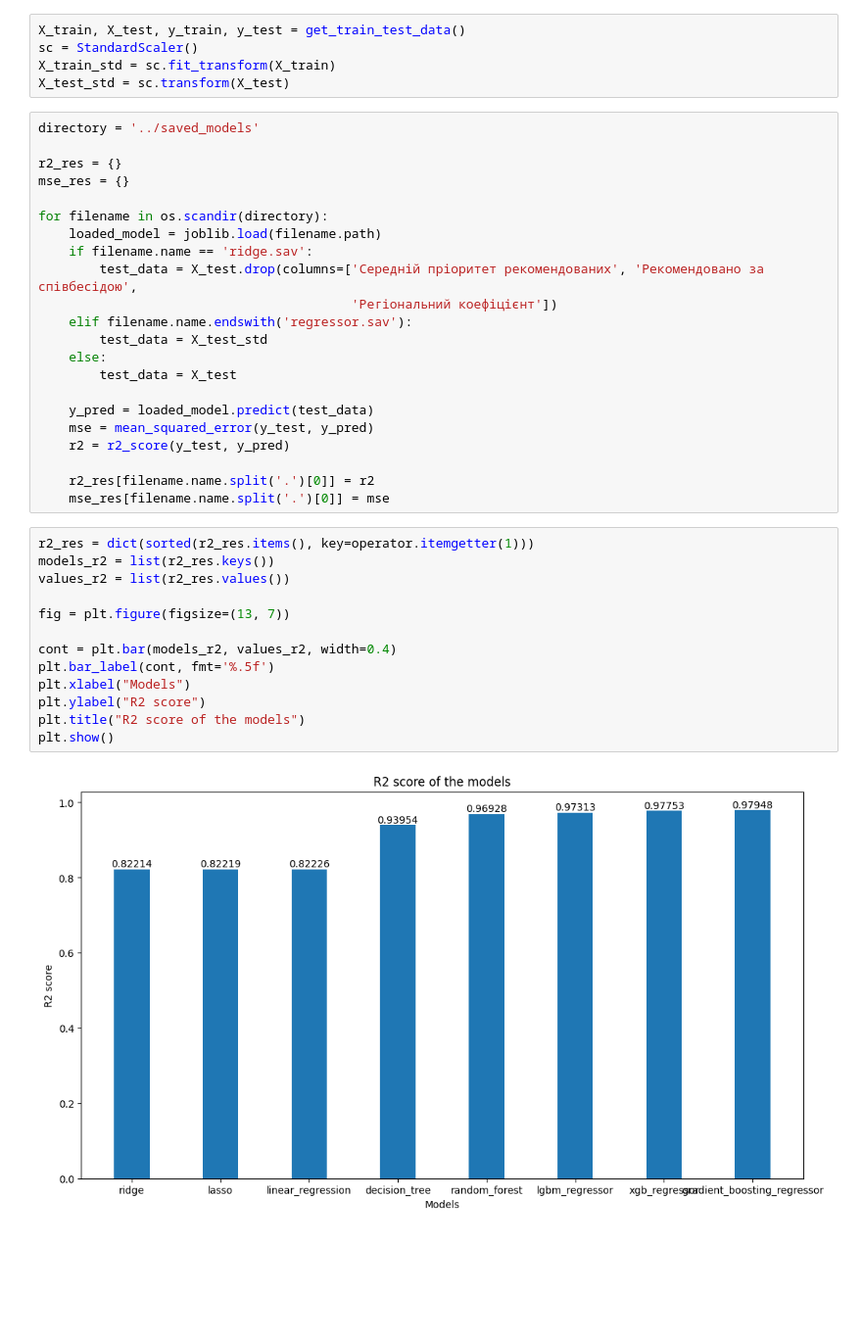
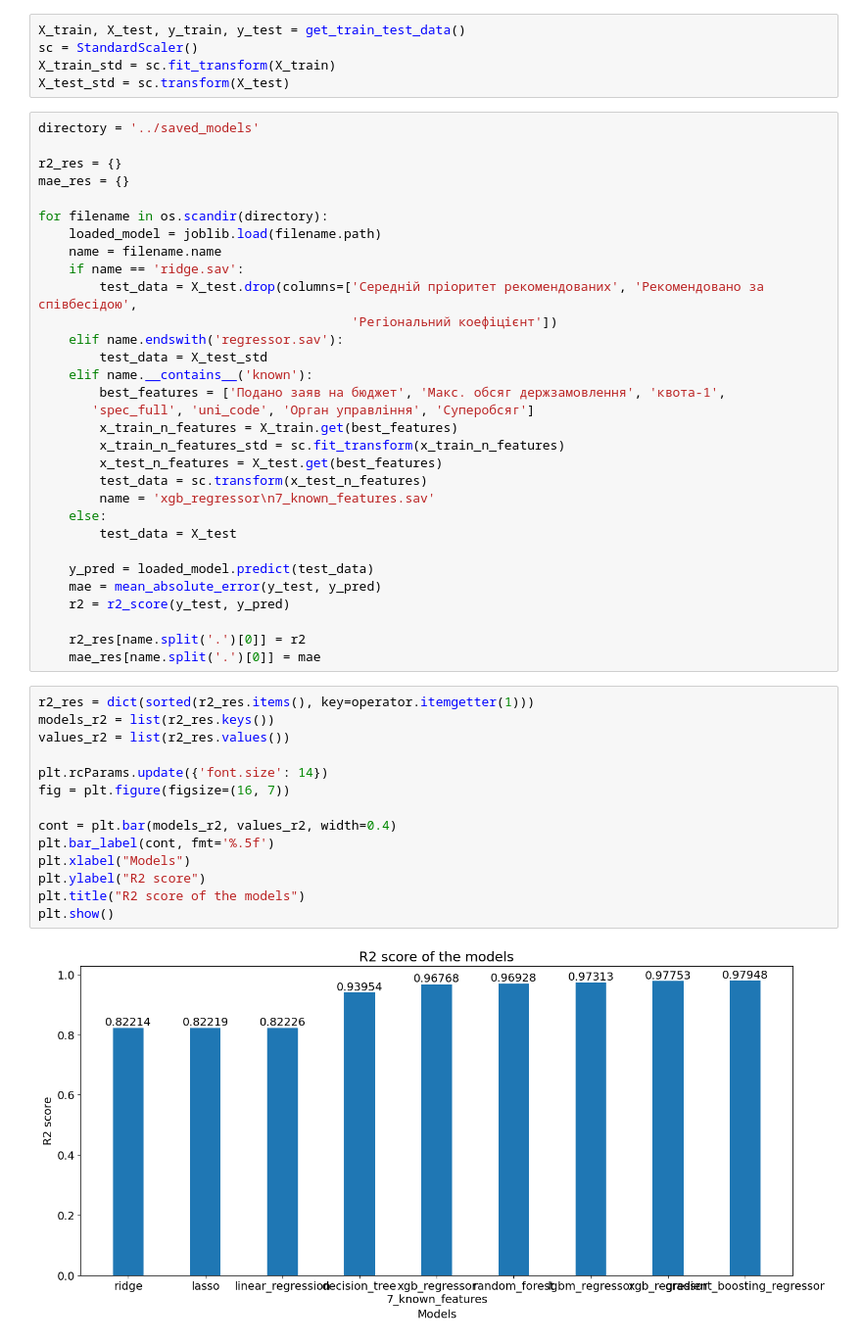
Before and after one commit to Natanius18/diploma, a Jupyter notebook: tools/models_comparing.ipynb, the cells around one changed output. Shown at 98% size. Saved outputs shown, nothing was run; the diff lists cells and outputs as text; blank space fills up the shorter version.

```diff
--- a/tools/models_comparing.ipynb
+++ b/tools/models_comparing.ipynb
@@ -17,37 +17,47 @@ X_test_std = sc.transform(X_test)
 directory = '../saved_models'
 
 r2_res = {}
-mse_res = {}
+mae_res = {}
 
 for filename in os.scandir(directory):
     loaded_model = joblib.load(filename.path)
-    if filename.name == 'ridge.sav':
+    name = filename.name
+    if name == 'ridge.sav':
         test_data = X_test.drop(columns=['Середній пріоритет рекомендованих', 'Рекомендовано за співбесідою',
                                          'Регіональний коефіцієнт'])
-    elif filename.name.endswith('regressor.sav'):
+    elif name.endswith('regressor.sav'):
         test_data = X_test_std
+    elif name.__contains__('known'):
+        best_features = ['Подано заяв на бюджет', 'Макс. обсяг держзамовлення', 'квота-1',
+       'spec_full', 'uni_code', 'Орган управління', 'Суперобсяг']
+        x_train_n_features = X_train.get(best_features)
+        x_train_n_features_std = sc.fit_transform(x_train_n_features)
+        x_test_n_features = X_test.get(best_features)
+        test_data = sc.transform(x_test_n_features)
+        name = 'xgb_regressor\n7_known_features.sav'
     else:
         test_data = X_test
 
     y_pred = loaded_model.predict(test_data)
-    mse = mean_squared_error(y_test, y_pred)
+    mae = mean_absolute_error(y_test, y_pred)
     r2 = r2_score(y_test, y_pred)
 
-    r2_res[filename.name.split('.')[0]] = r2
-    mse_res[filename.name.split('.')[0]] = mse
+    r2_res[name.split('.')[0]] = r2
+    mae_res[name.split('.')[0]] = mae
 # %%
 r2_res = dict(sorted(r2_res.items(), key=operator.itemgetter(1)))
 models_r2 = list(r2_res.keys())
 values_r2 = list(r2_res.values())
 
-fig = plt.figure(figsize=(13, 7))
+plt.rcParams.update({'font.size': 14})
+fig = plt.figure(figsize=(16, 7))
 
 cont = plt.bar(models_r2, values_r2, width=0.4)
 plt.bar_label(cont, fmt='%.5f')
 plt.xlabel("Models")
 plt.ylabel("R2 score")
 plt.title("R2 score of the models")
 plt.show()
 # %% [output]
-[figure, old version]
+[figure, new version]
 # %%
```
Also changed, not shown: parts of 3 cells of this notebook, 2 other files.
